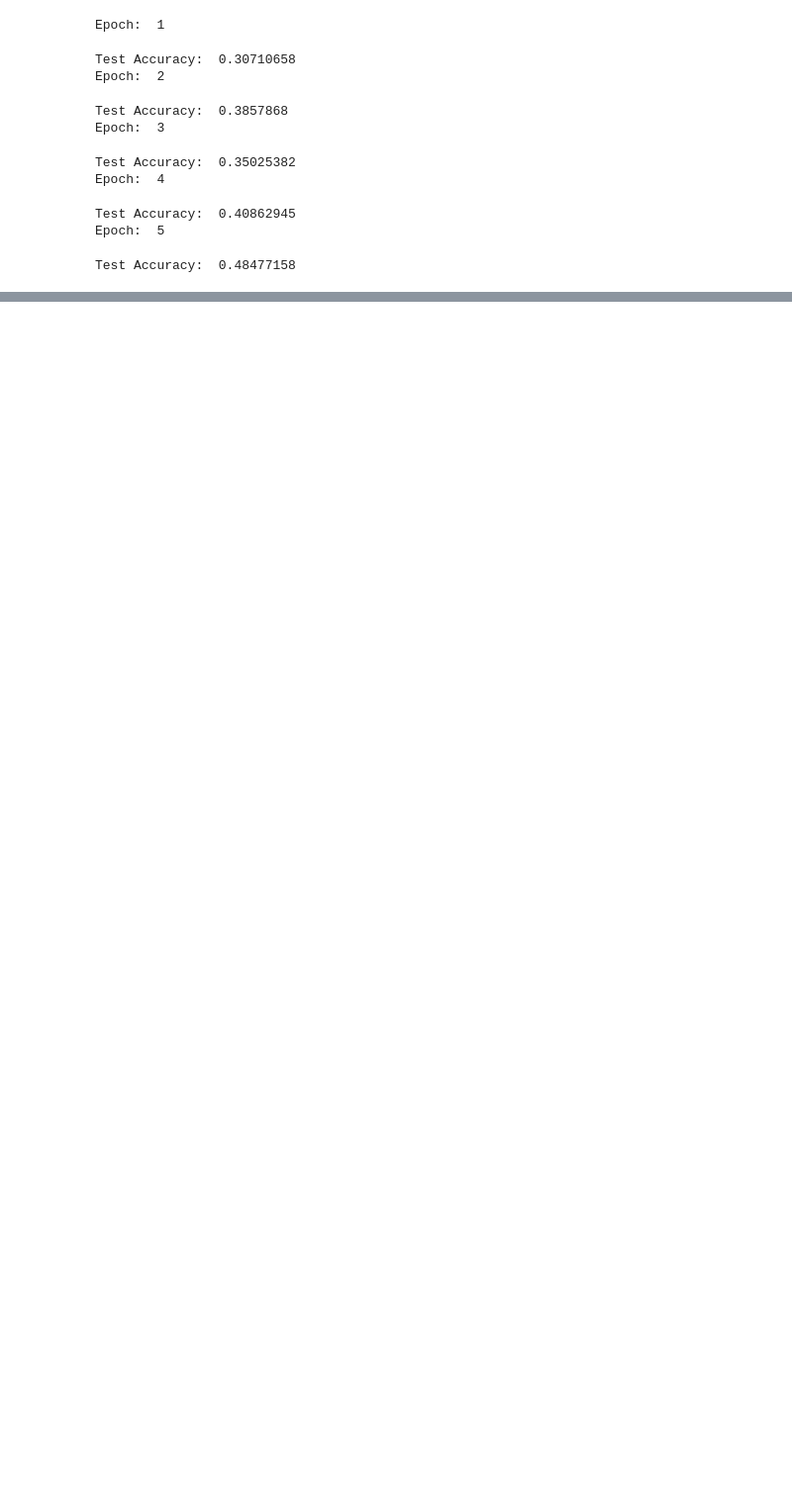
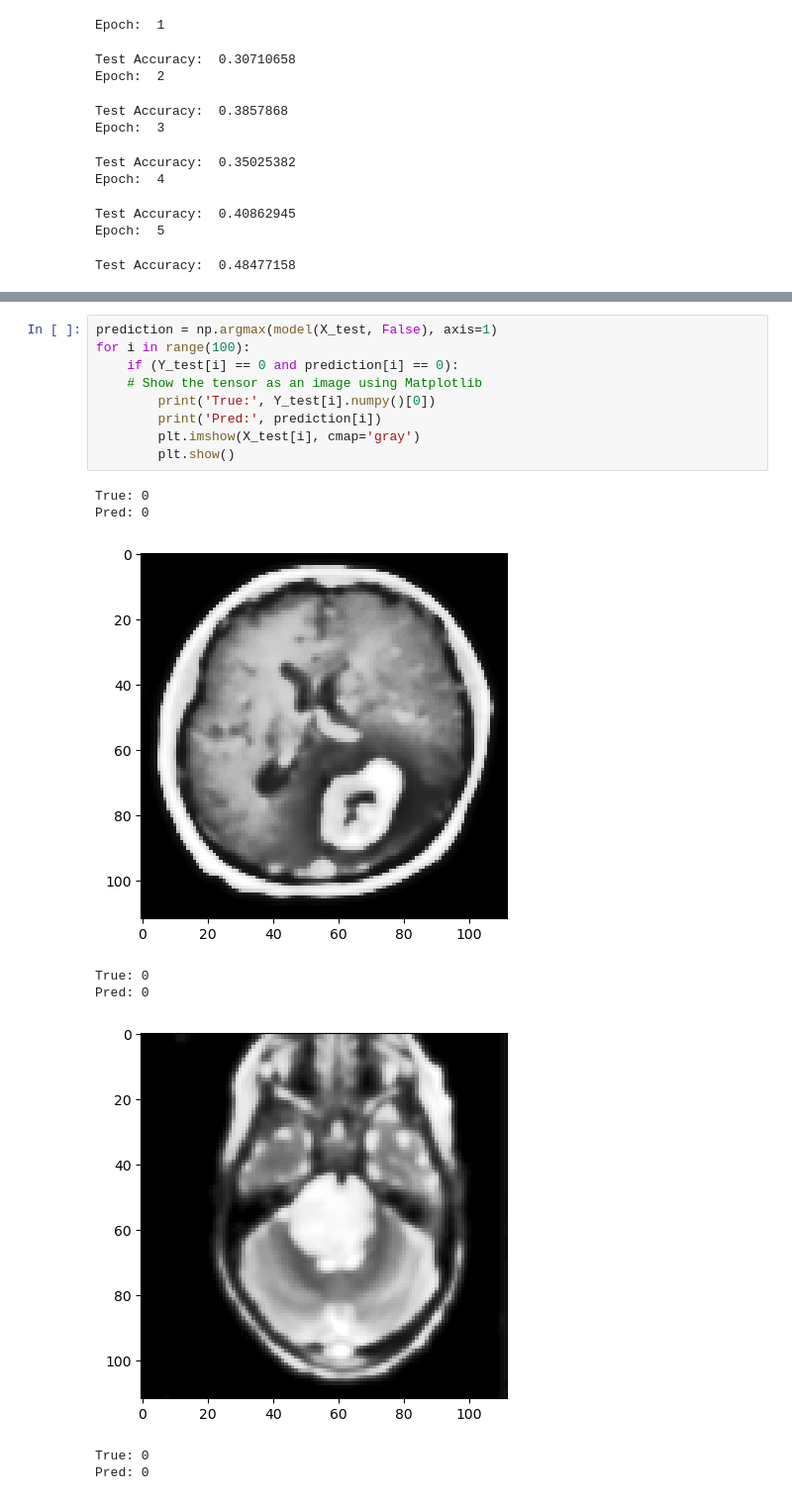
Before and after one commit to 20songe/deep-learning-2, a Jupyter notebook: code/explore.ipynb, the cells around one changed output, grey strips where cells are left out. Shown at 99% size. Cells and saved outputs as stored; diff of their text form; blank space fills up the shorter version.

```diff
--- a/code/explore.ipynb
+++ b/code/explore.ipynb
@@ -82,0 +86,18 @@ plt.show()
+# %%
+prediction = np.argmax(model(X_test, False), axis=1)
+for i in range(100):
+    if (Y_test[i] == 0 and prediction[i] == 0):
+    # Show the tensor as an image using Matplotlib
+        print('True:', Y_test[i].numpy()[0])
+        print('Pred:', prediction[i])
+        plt.imshow(X_test[i], cmap='gray')
+        plt.show()
+# %% [output]
+True: 0
+Pred: 0
+[figure, added]
+True: 0
+Pred: 0
+[figure, added]
+True: 0
+Pred: 0
```
Also changed, not shown: parts of 5 cells of this notebook, 4 other files.
